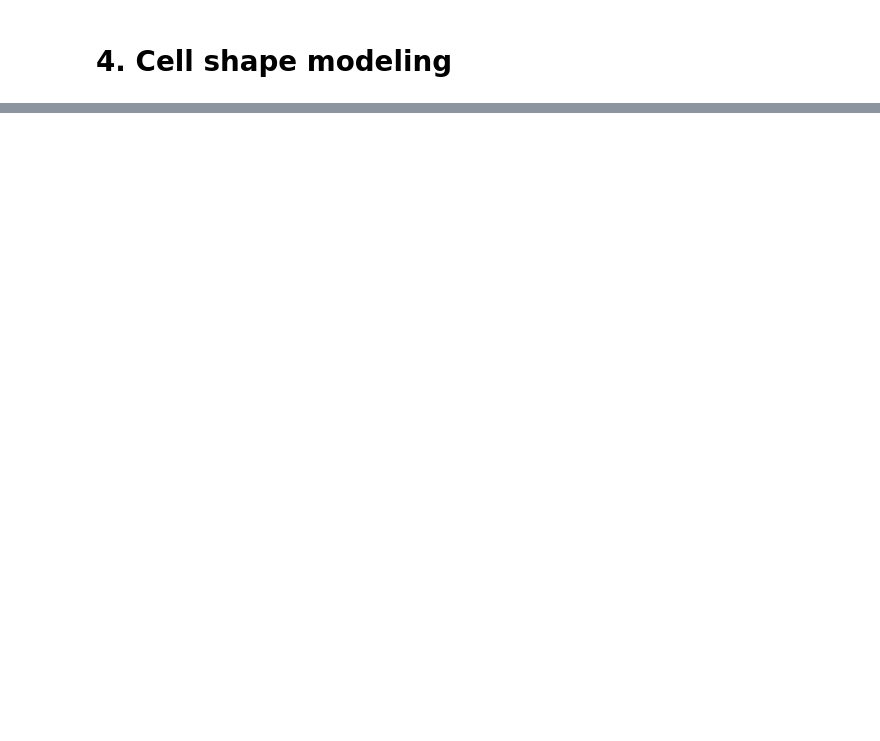
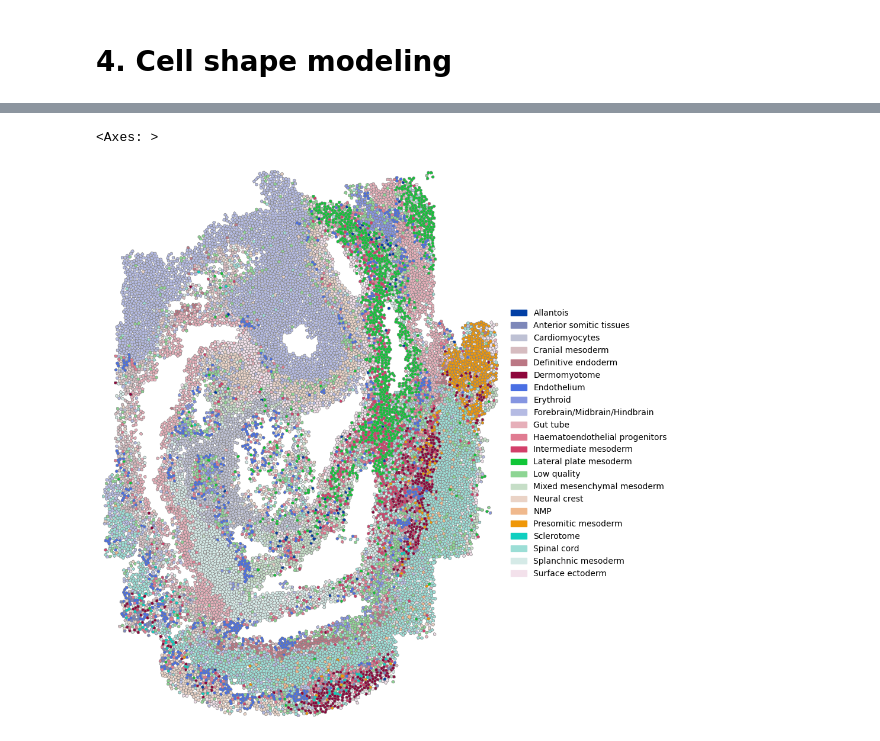
Before and after one commit to FPGro/cellrefiner, a Jupyter notebook: tutorials/benchmark_seqfish.ipynb, the cells around one changed output, grey strips where cells are left out. Drawn from its saved outputs; the diff is of its cells as text; code cells hidden in the pictures; blank space fills up the shorter version.

```diff
--- a/tutorials/benchmark_seqfish.ipynb
+++ b/tutorials/benchmark_seqfish.ipynb
@@ -154,3 +163,6 @@ sem = cr.tl.cell_shape_modeling(adata_cr,cluster_key = 'Cell_type')
 # %%
 fig,ax=plt.subplots(figsize=(12,12))
-cr.pl.plot_cell_shape(sem,ax=ax,boundary_color='gray',boundary_width=0.5)
+cr.pl.plot_cell_shape(sem,ax=ax,boundary_color='gray',boundary_width=0.5,save_name='cellshape.png')
+# %% [output]
+<Axes: >
+[figure, added]
```
Also changed, not shown: parts of 3 cells of this notebook, 20 other files.
